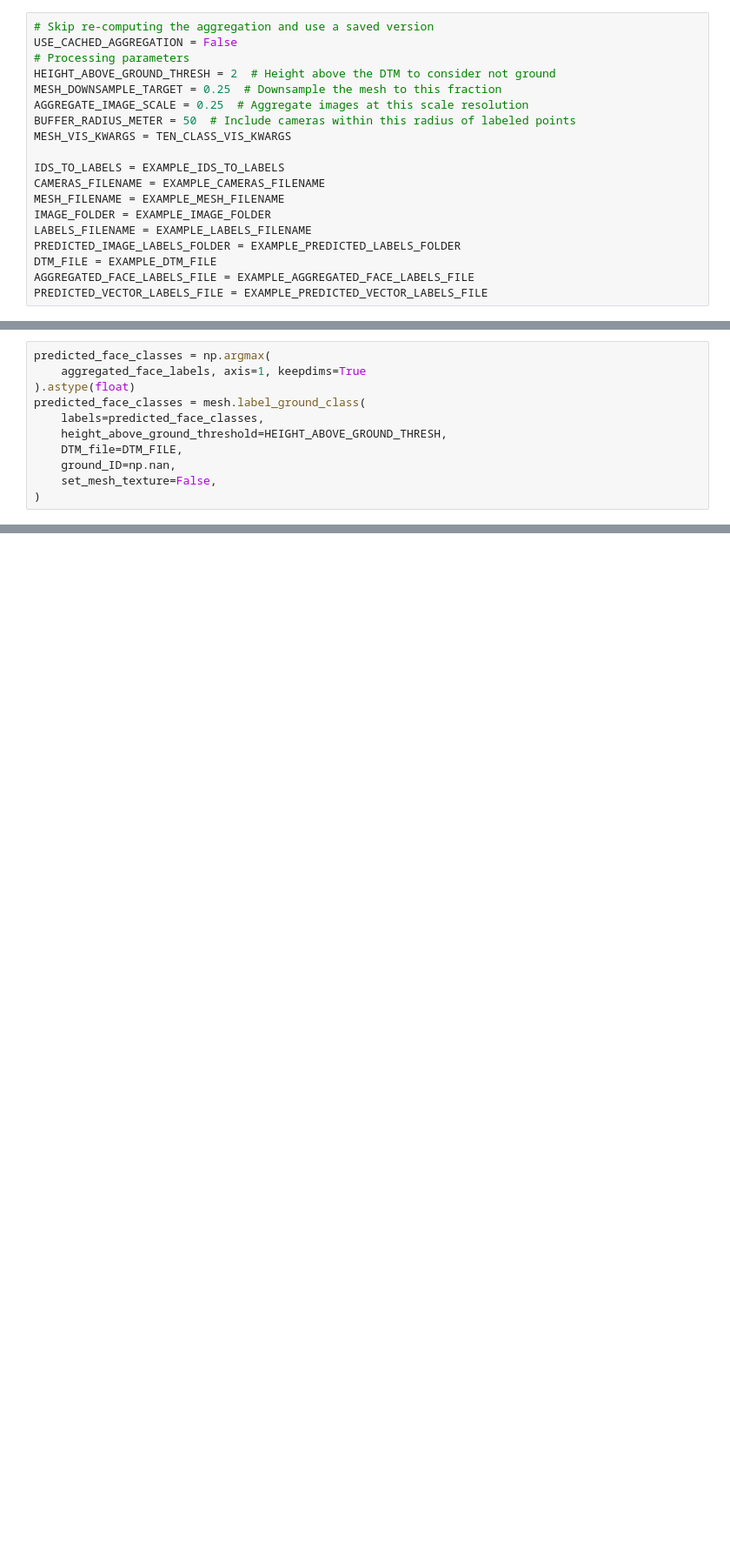
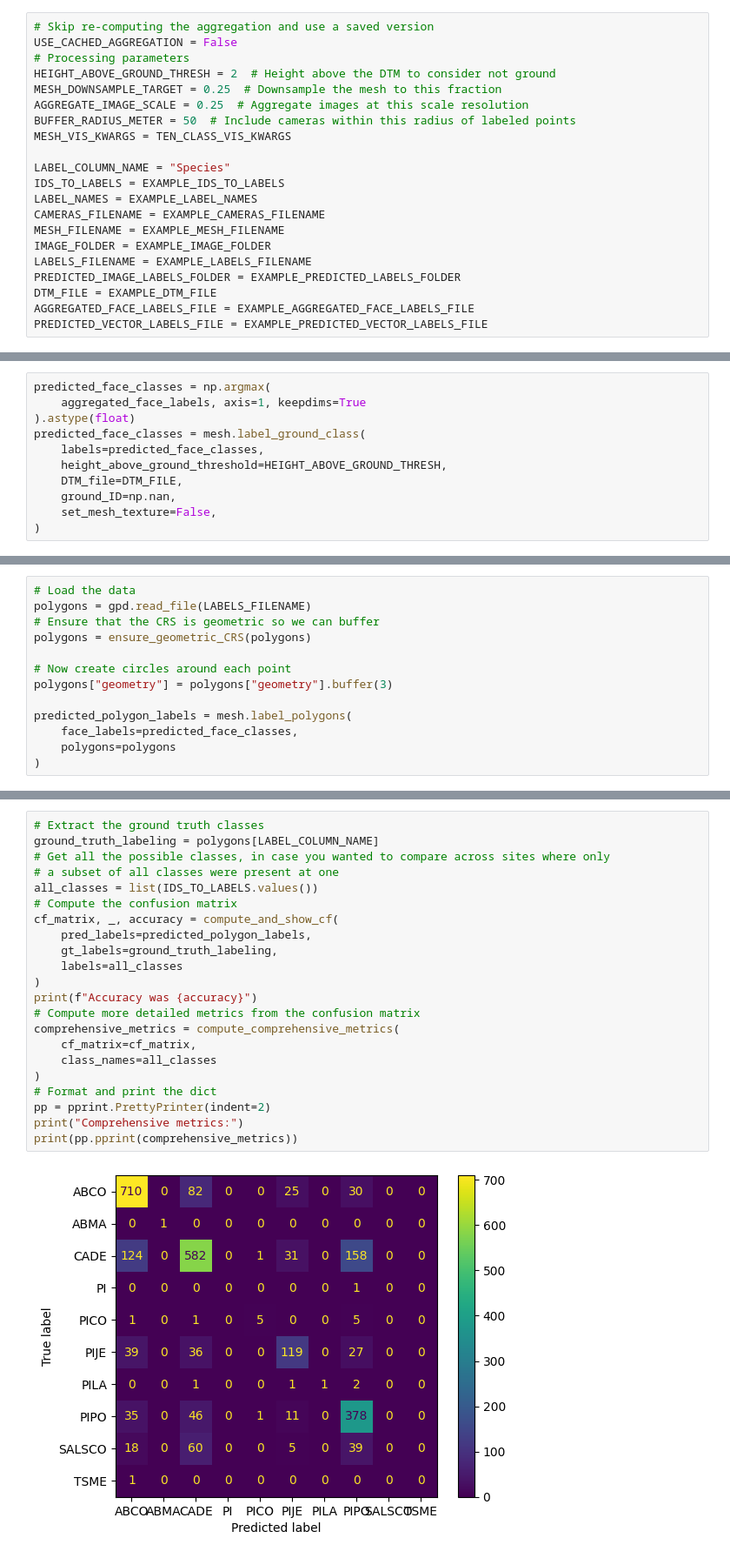
Before and after one commit to open-forest-observatory/geograypher, a Jupyter notebook: examples/aggregate_predictions.ipynb, the cells around one changed output, grey strips where cells are left out. Shown at 87% size. Drawn from its saved outputs; the diff is of its cells as text; blank space fills up the shorter version.

Commit message:
Update aggregation code to label polygons and compute summary statistics

```diff
--- a/examples/aggregate_predictions.ipynb
+++ b/examples/aggregate_predictions.ipynb
@@ -32,7 +36,9 @@ AGGREGATE_IMAGE_SCALE = 0.25  # Aggregate images at this scale resolution
 BUFFER_RADIUS_METER = 50  # Include cameras within this radius of labeled points
 MESH_VIS_KWARGS = TEN_CLASS_VIS_KWARGS
 
+LABEL_COLUMN_NAME = "Species"
 IDS_TO_LABELS = EXAMPLE_IDS_TO_LABELS
+LABEL_NAMES = EXAMPLE_LABEL_NAMES
 CAMERAS_FILENAME = EXAMPLE_CAMERAS_FILENAME
 MESH_FILENAME = EXAMPLE_MESH_FILENAME
 IMAGE_FOLDER = EXAMPLE_IMAGE_FOLDER
@@ -142,0 +113,13 @@ Plotting
+# %%
+# Load the data
+polygons = gpd.read_file(LABELS_FILENAME)
+# Ensure that the CRS is geometric so we can buffer
+polygons = ensure_geometric_CRS(polygons)
+
+# Now create circles around each point
+polygons["geometry"] = polygons["geometry"].buffer(3)
+
+predicted_polygon_labels = mesh.label_polygons(
+    face_labels=predicted_face_classes,
+    polygons=polygons
+)
@@ -142,0 +145,24 @@ Plotting
+# %%
+# Extract the ground truth classes
+ground_truth_labeling = polygons[LABEL_COLUMN_NAME]
+# Get all the possible classes, in case you wanted to compare across sites where only
+# a subset of all classes were present at one
+all_classes = list(IDS_TO_LABELS.values())
+# Compute the confusion matrix
+cf_matrix, _, accuracy = compute_and_show_cf(
+    pred_labels=predicted_polygon_labels,
+    gt_labels=ground_truth_labeling,
+    labels=all_classes
+)
+print(f"Accuracy was {accuracy}")
+# Compute more detailed metrics from the confusion matrix
+comprehensive_metrics = compute_comprehensive_metrics(
+    cf_matrix=cf_matrix,
+    class_names=all_classes
+)
+# Format and print the dict
+pp = pprint.PrettyPrinter(indent=2)
+print("Comprehensive metrics:")
+print(pp.pprint(comprehensive_metrics))
+# %% [output]
+[figure, added]
```
Also changed, not shown: parts of 11 cells of this notebook.
